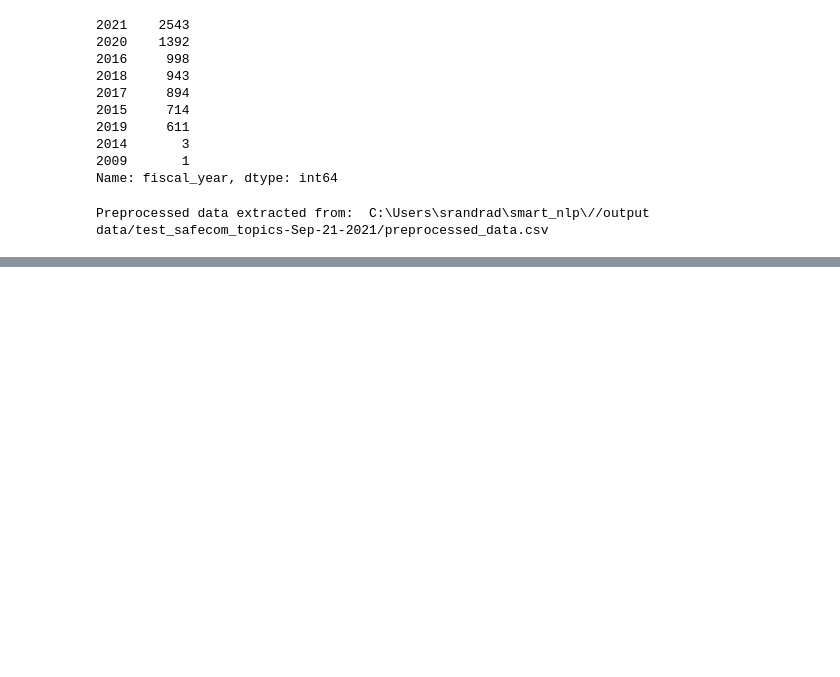
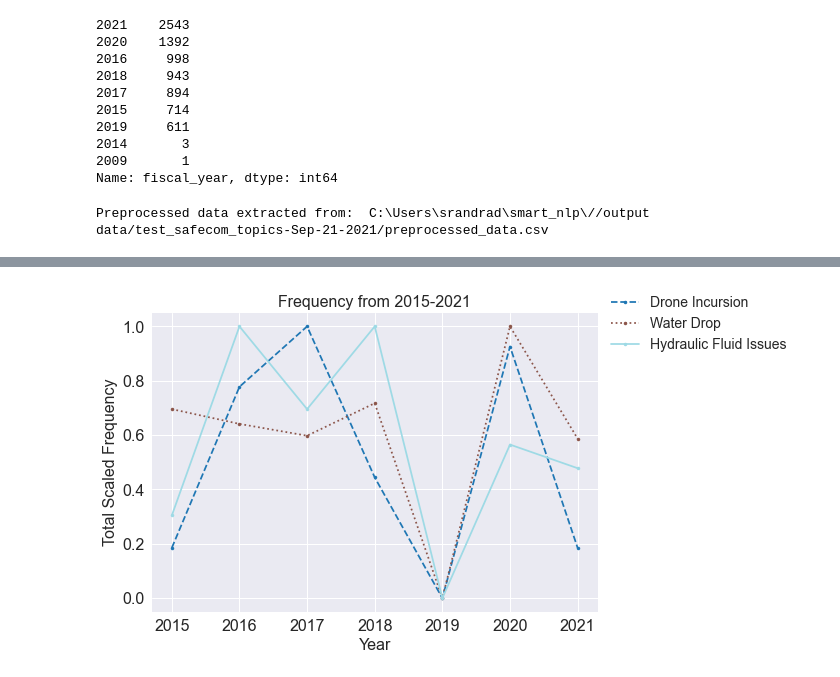
Before and after one commit to nasa/mika, a Jupyter notebook: notebooks/SAFECOM Trend Analysis.ipynb, the cells around one changed output, grey strips where cells are left out. Cells and saved outputs as stored; diff of their text form; code cells hidden in the pictures; blank space fills up the shorter version.

```diff
--- a/notebooks/SAFECOM Trend Analysis.ipynb
+++ b/notebooks/SAFECOM Trend Analysis.ipynb
@@ -65,9 +65,11 @@ safecom.extract_preprocessed_data(file)
 preprocessed_df = safecom.data_df
 # %% [output]
 Preprocessed data extracted from:  C:\Users\srandrad\smart_nlp\//output data/test_safecom_topics-Sep-21-2021/preprocessed_data.csv
+# %%
+preprocessed_df = preprocessed_df.loc[preprocessed_df['fiscal_year']>2014].reset_index(drop=True)
 # %%
 hazard_file = smart_nlp_path+r"/output data/test_safecom_topics-Sep-21-2021/hazard_interpretation_SAFECOM_V0.xlsx"
 results_file = smart_nlp_path+r"/output data/test_safecom_topics-Sep-21-2021/lda_results.xlsx"
 # %%
-frequency_new, docs = identify_docs_per_hazard(hazard_file, preprocessed_df, results_file, "narr_public", 'fiscal_year', "id")
+frequency, docs = identify_docs_per_hazard(hazard_file, preprocessed_df, results_file, "narr_public", 'fiscal_year', "id")
 # %%
@@ -76,0 +145,18 @@ print(frequency_new)
+# %%
+def plot_frequency_time_series(metric_data, metric_name='Frequency', line_styles=[], markers=[], title="", time_name="Year"):
+    time_vals = list(set([year for hazard in metric_data for year in metric_data[hazard]]))
+    time_vals.sort()
+    frequencies = {hazard: [frequency[hazard][year] for year in time_vals] for hazard in frequency}
+    hazard_freqs_scaled = {hazard: minmax_scale(frequencies[hazard]) for hazard in frequencies}
+    colors = cm.tab20(np.linspace(0, 1, len(frequencies)))
+    plt.figure()
+    plt.ylabel("Total Scaled "+metric_name, fontsize=16)
+    plt.xlabel(time_name, fontsize=16)
+    plt.title(title, fontsize=16)
+    i = 0
+    for hazard in hazard_freqs_scaled:
+        plt.plot(time_vals, hazard_freqs_scaled[hazard], color=colors[i], label=hazard, marker=markers[i], linestyle=line_styles[i])
+        i += 1
+    plt.legend(bbox_to_anchor=(1, 1.1), loc='upper left', fontsize=14)
+    plt.tick_params(labelsize=16)
+    plt.show()
@@ -76,0 +170,4 @@ print(frequency_new)
+# %%
+plot_frequency_time_series(frequency, metric_name='Frequency', line_styles=line_styles, markers=markers, title="Frequency from 2015-2021", time_name="Year")
+# %% [output]
+[figure, added]
```
Also changed, not shown: parts of 9 cells of this notebook.
